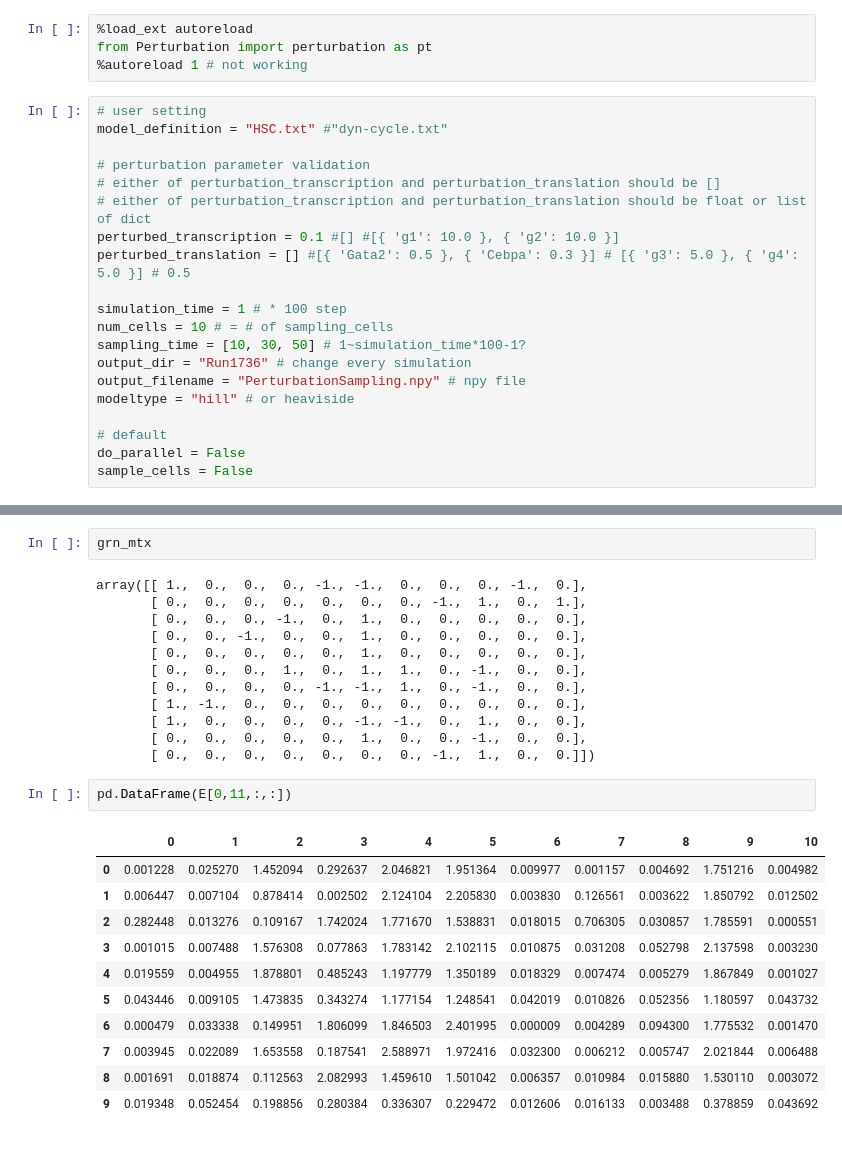
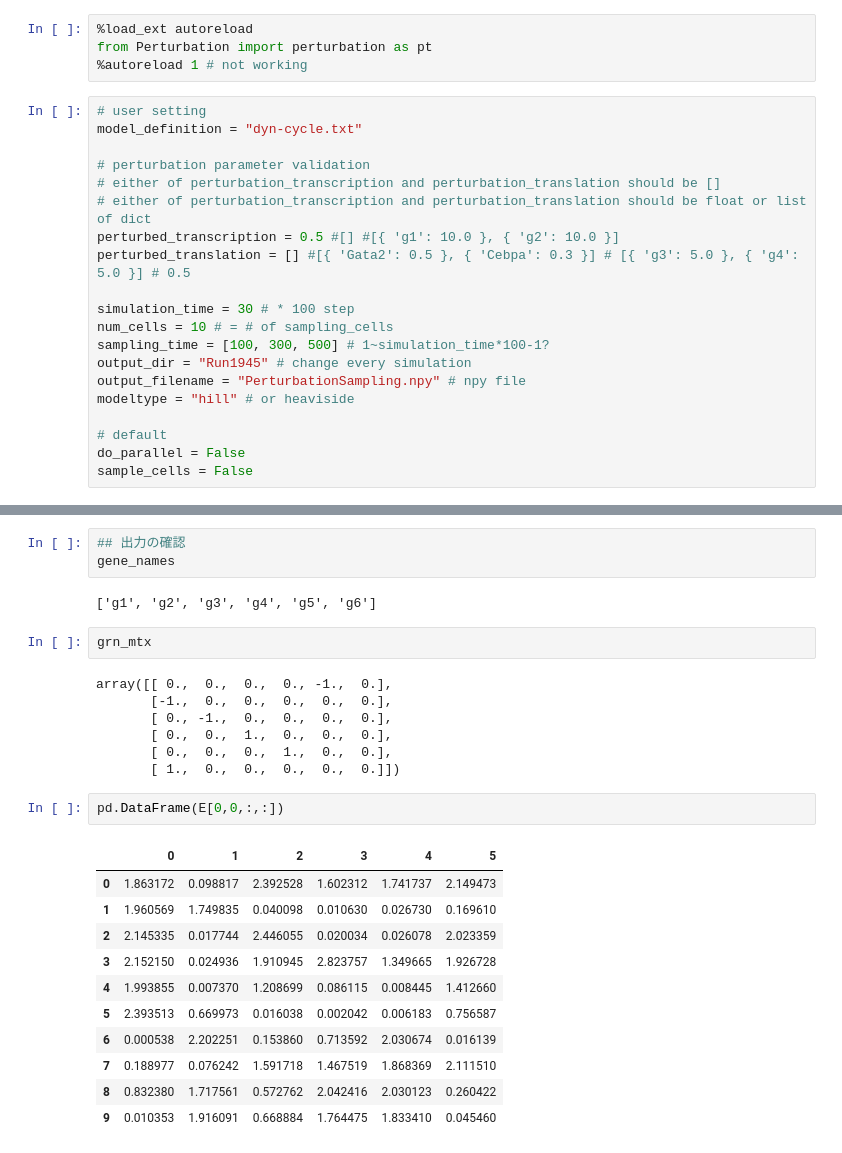
Before and after one commit to Naoto-Yamaguchi/BoolODEwithPerturbation, a Jupyter notebook: perturbation_tutorial.ipynb, the cells around one changed output, grey strips where cells are left out. Saved outputs shown, nothing was run; the diff lists cells and outputs as text.

```diff
--- a/perturbation_tutorial.ipynb
+++ b/perturbation_tutorial.ipynb
@@ -8,18 +9,18 @@ from Perturbation import perturbation as pt
 %autoreload 1 # not working
 # %%
 # user setting
-model_definition = "HSC.txt" #"dyn-cycle.txt"
+model_definition = "dyn-cycle.txt"
 
 # perturbation parameter validation
 # either of perturbation_transcription and perturbation_translation should be []
 # either of perturbation_transcription and perturbation_translation should be float or list of dict
-perturbed_transcription = 0.1 #[] #[{ 'g1': 10.0 }, { 'g2': 10.0 }]
+perturbed_transcription = 0.5 #[] #[{ 'g1': 10.0 }, { 'g2': 10.0 }]
 perturbed_translation = [] #[{ 'Gata2': 0.5 }, { 'Cebpa': 0.3 }] # [{ 'g3': 5.0 }, { 'g4': 5.0 }] # 0.5
 
-simulation_time = 1 # * 100 step
+simulation_time = 30 # * 100 step
 num_cells = 10 # = # of sampling_cells
-sampling_time = [10, 30, 50] # 1~simulation_time*100-1?
-output_dir = "Run1736" # change every simulation
+sampling_time = [100, 300, 500] # 1~simulation_time*100-1?
+output_dir = "Run1945" # change every simulation
 output_filename = "PerturbationSampling.npy" # npy file
 modeltype = "hill" # or heaviside
 
@@ -209,28 +152,28 @@ gene_names
+# %%
+## 出力の確認
+gene_names
+# %% [output]
+['g1', 'g2', 'g3', 'g4', 'g5', 'g6']
 # %%
 grn_mtx
 # %% [output]
-array([[ 1.,  0.,  0.,  0., -1., -1.,  0.,  0.,  0., -1.,  0.],
-       [ 0.,  0.,  0.,  0.,  0.,  0.,  0., -1.,  1.,  0.,  1.],
-       [ 0.,  0.,  0., -1.,  0.,  1.,  0.,  0.,  0.,  0.,  0.],
-       [ 0.,  0., -1.,  0.,  0.,  1.,  0.,  0.,  0.,  0.,  0.],
-       [ 0.,  0.,  0.,  0.,  0.,  1.,  0.,  0.,  0.,  0.,  0.],
-       [ 0.,  0.,  0.,  1.,  0.,  1.,  1.,  0., -1.,  0.,  0.],
-       [ 0.,  0.,  0.,  0., -1., -1.,  1.,  0., -1.,  0.,  0.],
-       [ 1., -1.,  0.,  0.,  0.,  0.,  0.,  0.,  0.,  0.,  0.],
-       [ 1.,  0.,  0.,  0.,  0., -1., -1.,  0.,  1.,  0.,  0.],
-       [ 0.,  0.,  0.,  0.,  0.,  1.,  0.,  0., -1.,  0.,  0.],
-       [ 0.,  0.,  0.,  0.,  0.,  0.,  0., -1.,  1.,  0.,  0.]])
+array([[ 0.,  0.,  0.,  0., -1.,  0.],
+       [-1.,  0.,  0.,  0.,  0.,  0.],
+       [ 0., -1.,  0.,  0.,  0.,  0.],
+       [ 0.,  0.,  1.,  0.,  0.,  0.],
+       [ 0.,  0.,  0.,  1.,  0.,  0.],
+       [ 1.,  0.,  0.,  0.,  0.,  0.]])
 # %%
-pd.DataFrame(E[0,11,:,:])
+pd.DataFrame(E[0,0,:,:])
 # %% [output]
-|  | 0 | 1 | 2 | 3 | 4 | 5 | 6 | 7 | 8 | 9 | 10 |
-| 0 | 0.001228 | 0.025270 | 1.452094 | 0.292637 | 2.046821 | 1.951364 | 0.009977 | 0.001157 | 0.004692 | 1.751216 | 0.004982 |
-| 1 | 0.006447 | 0.007104 | 0.878414 | 0.002502 | 2.124104 | 2.205830 | 0.003830 | 0.126561 | 0.003622 | 1.850792 | 0.012502 |
-| 2 | 0.282448 | 0.013276 | 0.109167 | 1.742024 | 1.771670 | 1.538831 | 0.018015 | 0.706305 | 0.030857 | 1.785591 | 0.000551 |
-| 3 | 0.001015 | 0.007488 | 1.576308 | 0.077863 | 1.783142 | 2.102115 | 0.010875 | 0.031208 | 0.052798 | 2.137598 | 0.003230 |
-| 4 | 0.019559 | 0.004955 | 1.878801 | 0.485243 | 1.197779 | 1.350189 | 0.018329 | 0.007474 | 0.005279 | 1.867849 | 0.001027 |
-| 5 | 0.043446 | 0.009105 | 1.473835 | 0.343274 | 1.177154 | 1.248541 | 0.042019 | 0.010826 | 0.052356 | 1.180597 | 0.043732 |
-| 6 | 0.000479 | 0.033338 | 0.149951 | 1.806099 | 1.846503 | 2.401995 | 0.000009 | 0.004289 | 0.094300 | 1.775532 | 0.001470 |
-| 7 | 0.003945 | 0.022089 | 1.653558 | 0.187541 | 2.588971 | 1.972416 | 0.032300 | 0.006212 | 0.005747 | 2.021844 | 0.006488 |
-| 8 | 0.001691 | 0.018874 | 0.112563 | 2.082993 | 1.459610 | 1.501042 | 0.006357 | 0.010984 | 0.015880 | 1.530110 | 0.003072 |
-| 9 | 0.019348 | 0.052454 | 0.198856 | 0.280384 | 0.336307 | 0.229472 | 0.012606 | 0.016133 | 0.003488 | 0.378859 | 0.043692 |
+|  | 0 | 1 | 2 | 3 | 4 | 5 |
+| 0 | 1.863172 | 0.098817 | 2.392528 | 1.602312 | 1.741737 | 2.149473 |
+| 1 | 1.960569 | 1.749835 | 0.040098 | 0.010630 | 0.026730 | 0.169610 |
+| 2 | 2.145335 | 0.017744 | 2.446055 | 0.020034 | 0.026078 | 2.023359 |
+| 3 | 2.152150 | 0.024936 | 1.910945 | 2.823757 | 1.349665 | 1.926728 |
+| 4 | 1.993855 | 0.007370 | 1.208699 | 0.086115 | 0.008445 | 1.412660 |
+| 5 | 2.393513 | 0.669973 | 0.016038 | 0.002042 | 0.006183 | 0.756587 |
+| 6 | 0.000538 | 2.202251 | 0.153860 | 0.713592 | 2.030674 | 0.016139 |
+| 7 | 0.188977 | 0.076242 | 1.591718 | 1.467519 | 1.868369 | 2.111510 |
+| 8 | 0.832380 | 1.717561 | 0.572762 | 2.042416 | 2.030123 | 0.260422 |
+| 9 | 0.010353 | 1.916091 | 0.668884 | 1.764475 | 1.833410 | 0.045460 |
```
Also changed, not shown: parts of 24 cells of this notebook.
